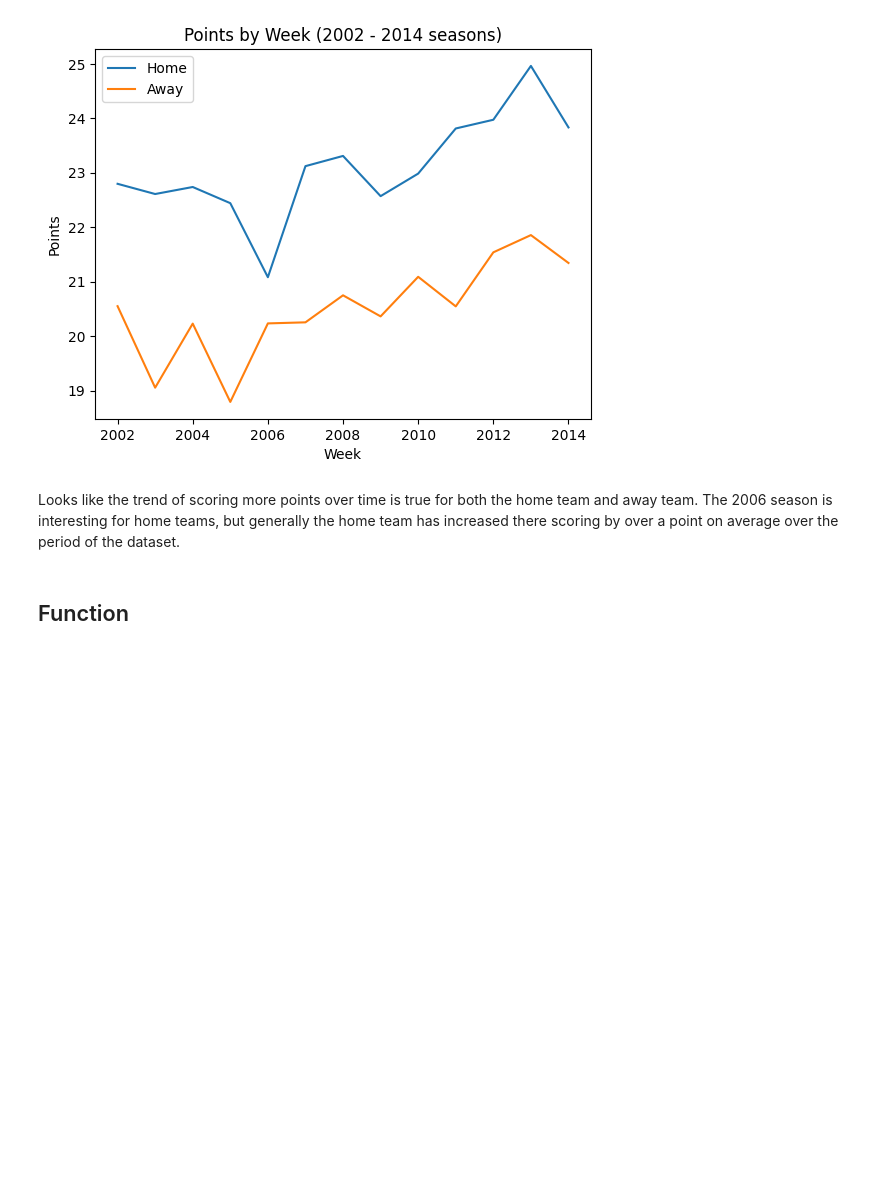
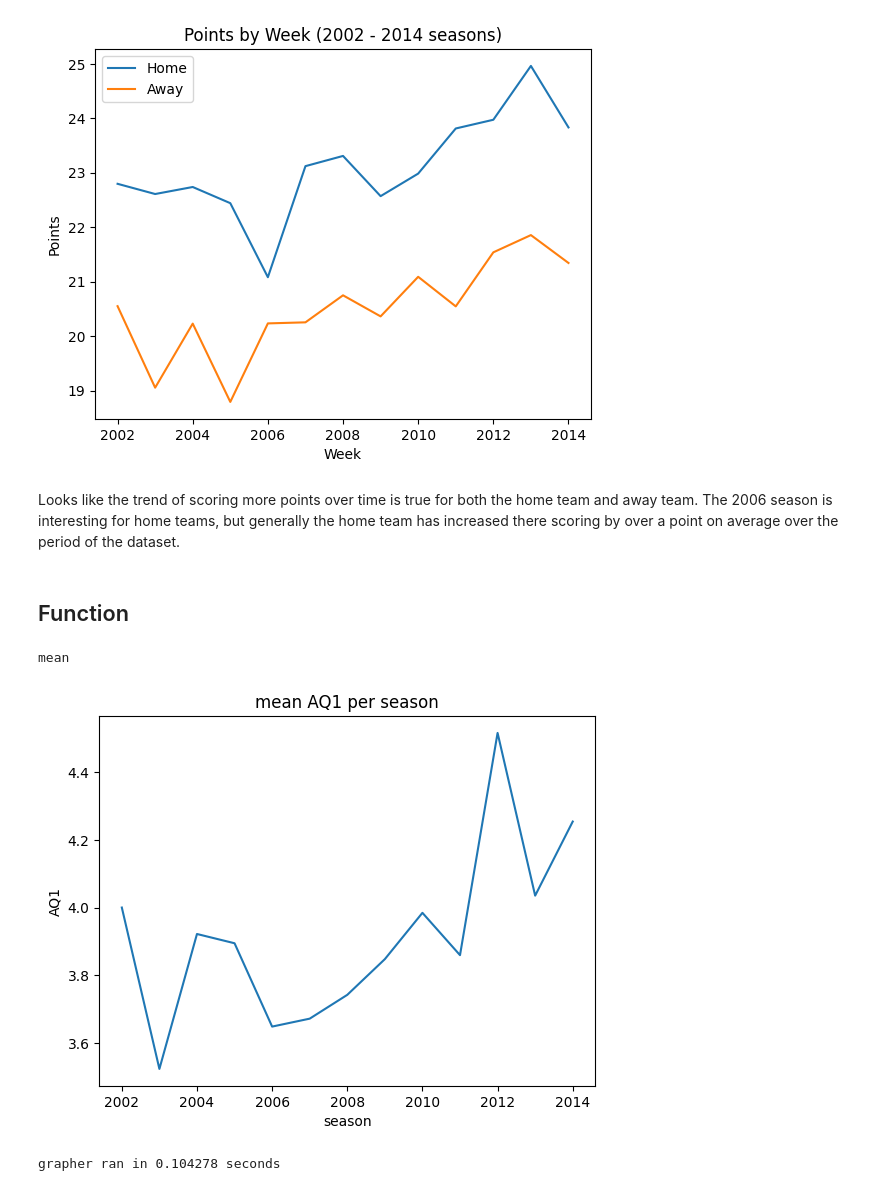
Before and after one commit to evandwh/ST554---Spring-2026---NCSU, a Jupyter notebook: Whitfield_ST554_HW4.ipynb, the cells around one changed output. Drawn from its saved outputs; the diff is of its cells as text; code cells hidden in the pictures; blank space fills up the shorter version.

```diff
--- a/Whitfield_ST554_HW4.ipynb
+++ b/Whitfield_ST554_HW4.ipynb
@@ -628,0 +641,23 @@ Looks like the trend of scoring more points over time is true for both the home
+# %%
+@timeit
+def grapher(stat : str, data = NFL_RS_data, groupby : str = "season", summary : str = "mean"):
+    print(summary)
+    if summary in ["mean","average","avg"]:
+        summary_func = "mean"
+    elif summary in ["median","med"]:
+        summary_func = "median"
+
+    temp = data.groupby(groupby)[stat].agg(summary_func)
+    temp.plot(kind="line")
+
+    plt.xlabel(groupby)
+    plt.ylabel(stat)
+    plt.title(summary + " " + stat + " per " + groupby)
+    plt.show()
+    return
+# %%
+grapher(stat = "AQ1", groupby = "season", summary = "mean")
+# %% [output]
+mean
+[figure, added]
+grapher ran in 0.104278 seconds
```
Also changed, not shown: parts of 5 cells of this notebook.
